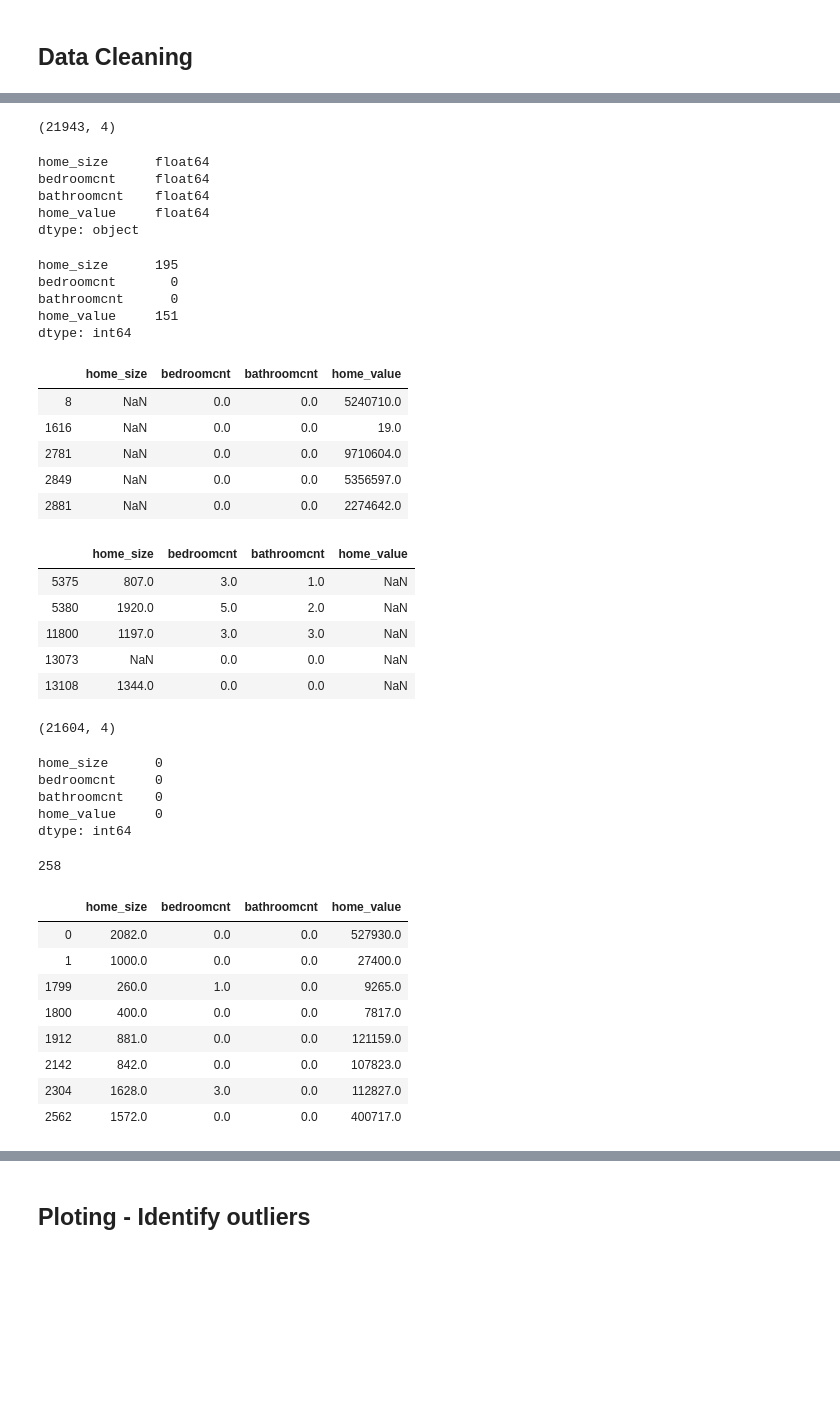
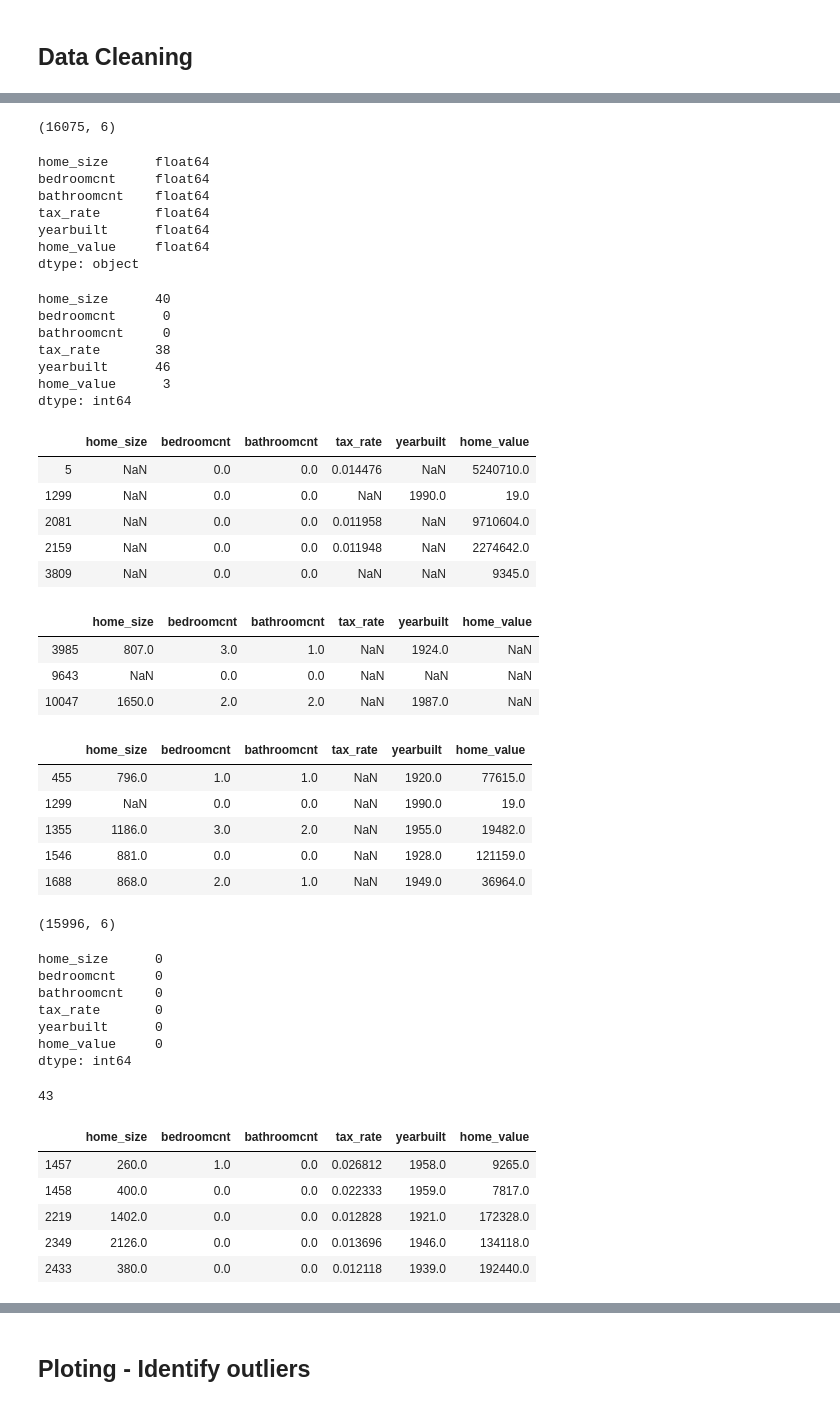
Before and after one commit to allenjiang666/regression_project, a Jupyter notebook: PREP.ipynb, the cells around one changed output, grey strips where cells are left out. Saved outputs shown, nothing was run; the diff lists cells and outputs as text; code cells hidden in the pictures; blank space fills up the shorter version.

```diff
--- a/PREP.ipynb
+++ b/PREP.ipynb
@@ -26,0 +27,3 @@ df.head()
+# %%
+df = df.rename(columns={'regionidzip': 'zip'})
+df.head()
@@ -27,41 +37,52 @@ df.head()
 # %%
 df.shape
 # %% [output]
-(21943, 4)
+(16075, 6)
 # %%
 df.dtypes
 # %% [output]
 home_size      float64
 bedroomcnt     float64
 bathroomcnt    float64
+tax_rate       float64
+yearbuilt      float64
 home_value     float64
 dtype: object
 # %%
 df.isnull().sum()
 # %% [output]
-home_size      195
-bedroomcnt       0
-bathroomcnt      0
-home_value     151
+home_size      40
+bedroomcnt      0
+bathroomcnt     0
+tax_rate       38
+yearbuilt      46
+home_value      3
 dtype: int64
 # %%
 df[df.home_size.isnull()].head(5)
 # %% [output]
-|  | home_size | bedroomcnt | bathroomcnt | home_value |
-| 8 | NaN | 0.0 | 0.0 | 5240710.0 |
-| 1616 | NaN | 0.0 | 0.0 | 19.0 |
-| 2781 | NaN | 0.0 | 0.0 | 9710604.0 |
-| 2849 | NaN | 0.0 | 0.0 | 5356597.0 |
-| 2881 | NaN | 0.0 | 0.0 | 2274642.0 |
+|  | home_size | bedroomcnt | bathroomcnt | tax_rate | yearbuilt | home_value |
+| 5 | NaN | 0.0 | 0.0 | 0.014476 | NaN | 5240710.0 |
+| 1299 | NaN | 0.0 | 0.0 | NaN | 1990.0 | 19.0 |
+| 2081 | NaN | 0.0 | 0.0 | 0.011958 | NaN | 9710604.0 |
+| 2159 | NaN | 0.0 | 0.0 | 0.011948 | NaN | 2274642.0 |
+| 3809 | NaN | 0.0 | 0.0 | NaN | NaN | 9345.0 |
 # %%
 df[df.home_value.isnull()].head()
 # %% [output]
-|  | home_size | bedroomcnt | bathroomcnt | home_value |
-| 5375 | 807.0 | 3.0 | 1.0 | NaN |
-| 5380 | 1920.0 | 5.0 | 2.0 | NaN |
-| 11800 | 1197.0 | 3.0 | 3.0 | NaN |
-| 13073 | NaN | 0.0 | 0.0 | NaN |
-| 13108 | 1344.0 | 0.0 | 0.0 | NaN |
+|  | home_size | bedroomcnt | bathroomcnt | tax_rate | yearbuilt | home_value |
+| 3985 | 807.0 | 3.0 | 1.0 | NaN | 1924.0 | NaN |
+| 9643 | NaN | 0.0 | 0.0 | NaN | NaN | NaN |
+| 10047 | 1650.0 | 2.0 | 2.0 | NaN | 1987.0 | NaN |
+# %%
+df[df.tax_rate.isnull()].head()
+# %% [output]
+|  | home_size | bedroomcnt | bathroomcnt | tax_rate | yearbuilt | home_value |
+| 455 | 796.0 | 1.0 | 1.0 | NaN | 1920.0 | 77615.0 |
+| 1299 | NaN | 0.0 | 0.0 | NaN | 1990.0 | 19.0 |
+| 1355 | 1186.0 | 3.0 | 2.0 | NaN | 1955.0 | 19482.0 |
+| 1546 | 881.0 | 0.0 | 0.0 | NaN | 1928.0 | 121159.0 |
+| 1688 | 868.0 | 2.0 | 1.0 | NaN | 1949.0 | 36964.0 |
 # %%
 # since Null doesn't make any sense here I will drop those rows
 df.dropna(inplace = True)
@@ -69,7 +90,7 @@ df.dropna(inplace = True)
 #check shape
 df.shape
 # %% [output]
-(21604, 4)
+(15996, 6)
 # %%
 #validate if there is still null
 df.isnull().sum()
@@ -77,26 +98,25 @@ df.isnull().sum()
 home_size      0
 bedroomcnt     0
 bathroomcnt    0
+tax_rate       0
+yearbuilt      0
 home_value     0
 dtype: int64
 # %%
 # since it does not make any sense if a unit without a bathroom, check if there is any
 (df.bathroomcnt == 0).sum()
 # %% [output]
-258
+43
 # %%
 # check the data shape
-df[df.bathroomcnt == 0].head(8)
+df[df.bathroomcnt == 0].head()
 # %% [output]
-|  | home_size | bedroomcnt | bathroomcnt | home_value |
-| 0 | 2082.0 | 0.0 | 0.0 | 527930.0 |
-| 1 | 1000.0 | 0.0 | 0.0 | 27400.0 |
-| 1799 | 260.0 | 1.0 | 0.0 | 9265.0 |
-| 1800 | 400.0 | 0.0 | 0.0 | 7817.0 |
-| 1912 | 881.0 | 0.0 | 0.0 | 121159.0 |
-| 2142 | 842.0 | 0.0 | 0.0 | 107823.0 |
-| 2304 | 1628.0 | 3.0 | 0.0 | 112827.0 |
-| 2562 | 1572.0 | 0.0 | 0.0 | 400717.0 |
+|  | home_size | bedroomcnt | bathroomcnt | tax_rate | yearbuilt | home_value |
+| 1457 | 260.0 | 1.0 | 0.0 | 0.026812 | 1958.0 | 9265.0 |
+| 1458 | 400.0 | 0.0 | 0.0 | 0.022333 | 1959.0 | 7817.0 |
+| 2219 | 1402.0 | 0.0 | 0.0 | 0.012828 | 1921.0 | 172328.0 |
+| 2349 | 2126.0 | 0.0 | 0.0 | 0.013696 | 1946.0 | 134118.0 |
+| 2433 | 380.0 | 0.0 | 0.0 | 0.012118 | 1939.0 | 192440.0 |
 # %%
 #drop those rows
 df = df[df.bathroomcnt != 0]
```
Also changed, not shown: parts of 50 cells of this notebook, 10 other files.
